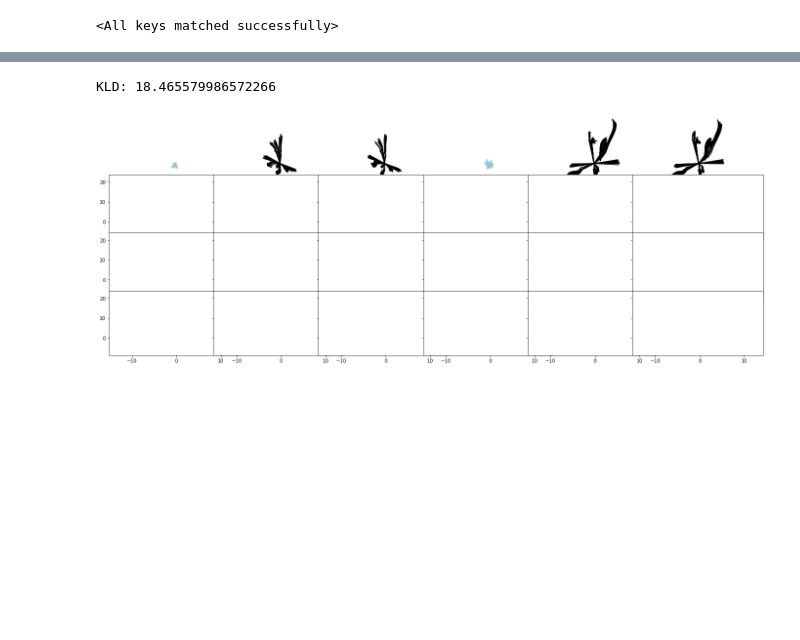
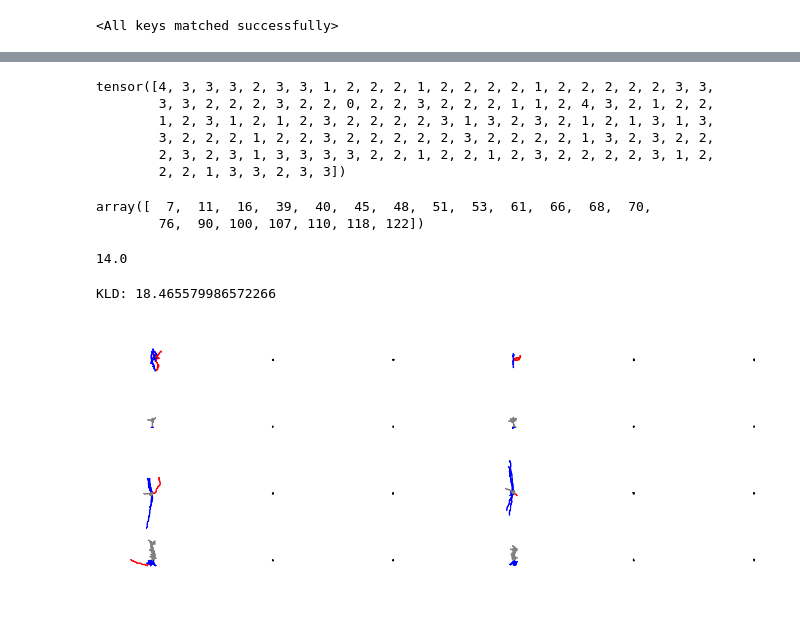
Before and after one commit to ellismith/morphvae, a Jupyter notebook: Cluster walks and sample neurons.ipynb, the cells around one changed output, grey strips where cells are left out. Saved outputs shown, nothing was run; the diff lists cells and outputs as text; code cells hidden in the pictures; blank space fills up the shorter version.

Commit message:
plotting all cell types for urban data

```diff
--- a/Cluster walks and sample neurons.ipynb
+++ b/Cluster walks and sample neurons.ipynb
@@ -693,12 +697,12 @@ with open('./data/urban_data/iterator/%s/test_iterator.pkl'%part, 'rb') as f:
 # %% [output]
 interneuron_basketSDB130903c5-neocortical-basket-cell-checkpoint.swc
 # %%
-SEED = 17
+SEED = 9
 
 # get data
 np.random.seed(SEED)
 torch.manual_seed(SEED)
-src_data, trg_data, seq_len, indices, labels = list(test_iterator)[0]
+src_data, trg_data, seq_len, indices, labels = list(train_iterator)[0]
 rw_i = np.round(trg_data, 2)
 
 N, n_walks, walk_length, input_dim = src_data.shape
@@ -728,18 +732,34 @@ array([ 0,  1,  2,  3,  4,  5,  6,  7,  8,  9, 10, 11, 12, 13])
 rw_0 = _fill_with_infty(rw_i.reshape(-1,walk_length,input_dim).transpose(0,1), seq_len.reshape(-1))
 rw_i = rw_0.transpose(0,1).reshape(-1,n_walks,walk_length, input_dim)
 
-indices_0 = np.where(labels == 0)[0]
-#indices_1 = np.where(labels == 4)[0]
-#indices_2 = np.where(labels == 5)[0]
-#indices_3 = np.where(labels == 12)[0]
+indices_0 = np.where(labels == 1)[0]
+indices_1 = np.where(labels == 2)[0]
+indices_2 = np.where(labels == 3)[0]
+indices_3 = np.where(labels == 4)[0]
+#indices_4 = np.where(labels == 4)[0]
 
 np.random.seed(SEED)
 
-random_indices = np.array(np.random.choice(indices_0, size=2, replace=False))
-                             #    np.random.choice(indices_1, size=2,replace=False),
-                            #     np.random.choice(indices_2, size=2,replace=False),
-                            #    np.random.choice(indices_3, size=2,replace=False)])
+random_indices = np.array([np.random.choice(indices_0, size=2, replace=False),
+                                 np.random.choice(indices_1, size=2,replace=False),
+                                 np.random.choice(indices_2, size=2,replace=False),
+                                 np.random.choice(indices_3, size=2,replace=False)])
+                                 #np.random.choice(indices_4, size=2,replace=False)])
 random_indices = random_indices.flatten()
+# %%
+labels
+# %% [output]
+tensor([4, 3, 3, 3, 2, 3, 3, 1, 2, 2, 2, 1, 2, 2, 2, 2, 1, 2, 2, 2, 2, 2, 3, 3,
+        3, 3, 2, 2, 2, 3, 2, 2, 0, 2, 2, 3, 2, 2, 2, 1, 1, 2, 4, 3, 2, 1, 2, 2,
+        1, 2, 3, 1, 2, 1, 2, 3, 2, 2, 2, 2, 3, 1, 3, 2, 3, 2, 1, 2, 1, 3, 1, 3,
+        3, 2, 2, 2, 1, 2, 2, 3, 2, 2, 2, 2, 2, 3, 2, 2, 2, 2, 1, 3, 2, 3, 2, 2,
+        2, 3, 2, 3, 1, 3, 3, 3, 3, 2, 2, 1, 2, 2, 1, 2, 3, 2, 2, 2, 2, 3, 1, 2,
+        2, 2, 1, 3, 3, 2, 3, 3])
+# %%
+np.where(labels == 1)[0]
+# %% [output]
+array([  7,  11,  16,  39,  40,  45,  48,  51,  53,  61,  66,  68,  70,
+        76,  90, 100, 107, 110, 118, 122])
 # %%
 with torch.no_grad():
     bs, n_walks, walk_length, input_dim = src_data.shape
@@ -748,8 +768,12 @@ with torch.no_grad():
     trg = trg_data.view(-1,walk_length,input_dim).transpose(0,1).to(device)
     seq_len = seq_len.view(-1).to(device)
     output = model(src, seq_len, trg, 0)
+# %%
+3584 / 256
+# %% [output]
+14.0
 # %%
-colors = sns.color_palette('icefire', n_colors=15)
+#colors = sns.color_palette('icefire', n_colors=15)
 fig, axes = plt.subplots(4,6, sharex=True, sharey=True, figsize=(24,9))
 axes = axes.flatten()
 model.eval()
@@ -766,41 +790,41 @@ for ix in random_indices:
                              n_samples=2, max_trg_len=walk_length, min_angle=np.pi/2.4, init_state=trg[0,ix*n_walks])
 
     # cluster the rws
     clustered_rws = []
     clustered_results = []
     for rws in decoded_rws:
         clus_res, clus_rws = get_clustered_rws_agglom(rws, dist_thresh=.25)
         clustered_rws.append(clus_rws.reshape((1,)+clus_rws.shape))
         clustered_results.append(clus_res)
     clustered_rws = np.vstack(clustered_rws)
     # reduce to trees
     new_neurons = []
     for clus_res in clustered_results:
         N = tree_from_clustered_result(clus_res)
         new_neurons.append(N)
 
-    if k == 0 or k ==3:
-        c= colors[0]
-    elif k == 6 or k ==9:
-        c= colors[2]
-    elif k == 12 or k ==15:
-        c= colors[4]
-    elif k == 18 or k ==21:
-        c= colors[6]
+    #if k == 0 or k ==4:
+    #    c= colors[0]
+    #elif k == 6 or k ==9:
+    #    c= colors[2]
+    #elif k == 12 or k ==15:
+    #    c= colors[4]
+    #elif k == 18 or k ==21:
+    #    c= colors[6]
 
-    neurons[indices[ix]].draw_2D(ax=axes[k], dendrite_color=c, projection='xy')
+    neurons[indices[ix]].draw_2D(ax=axes[k], dendrite_color='b', axon_color='red',projection='xy')
     axes[k].axis('off')
     axes[k].set_aspect('equal')
 
     for l in range(k+1,k+3):
 
         sampled_rws = decoded_rws[l-k-1]
-        axes[l].plot(sampled_rws[:,:,0].T, sampled_rws[:,:,1].T, c='darkgrey')
+        axes[l].plot(sampled_rws[:,:,0].T, sampled_rws[:,:,1].T, c='red')
         axes[l].axis('off')
         axes[l].set_aspect('equal')
         new_neurons[l-k-1].draw_2D(projection='xy', dendrite_color='k', ax=axes[l])
     k += 3
 fig.subplots_adjust(hspace=-.1, wspace=-.2)
 # %% [output]
 KLD: 18.465579986572266
-[figure, old version]
+[figure, new version]
```
Also changed, not shown: parts of 13 cells of this notebook.
